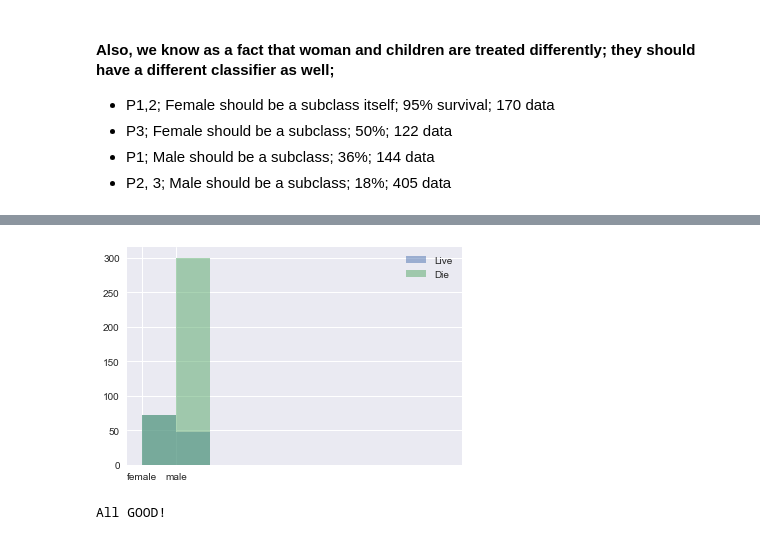
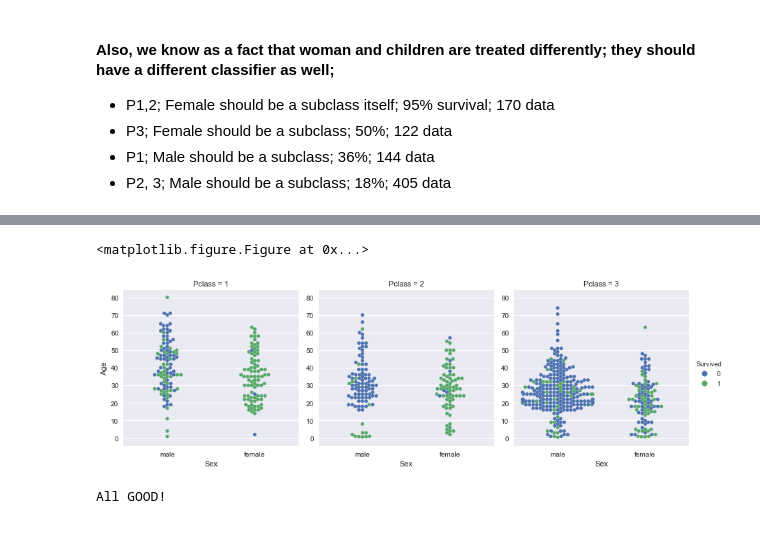
Before and after one commit to tongbaojia/Kaggle, a Jupyter notebook: Titanic/Version_2.ipynb, the cells around one changed output, grey strips where cells are left out. Saved outputs shown, nothing was run; the diff lists cells and outputs as text; code cells hidden in the pictures.

```diff
--- a/Titanic/Version_2.ipynb
+++ b/Titanic/Version_2.ipynb
@@ -15,6 +15,7 @@ import copy
 import random
 from tqdm import tqdm
 plt.rcParams['figure.figsize'] = (12.0, 10.0) # set default size of plots
+sns.set()
 %matplotlib inline
 
 # Going to use these 5 base models for the stacking
@@ -24,6 +25,7 @@ from sklearn.ensemble import (RandomForestClassifier, AdaBoostClassifier,
 from sklearn.neighbors import KNeighborsClassifier
 from sklearn.naive_bayes import GaussianNB
 from sklearn.svm import SVC
+from sklearn.neural_network import MLPClassifier
 from sklearn.discriminant_analysis import LinearDiscriminantAnalysis
 from sklearn.discriminant_analysis import QuadraticDiscriminantAnalysis
 from sklearn import preprocessing
@@ -130,30 +136,35 @@ Train.loc[(Train["Pclass"] == 1) & (Train["Sex"] == "female")  & (Train["Survive
 #print(Test[Test.isnull().any(axis=1)][null_columns])
 #print(Train["Survived"][Train["Age"].any(axis=1)].head())
 # %%
+plt.clf()
 #print(Train.columns, test.columns)
 #print (Test[['Pclass', 'Sex']].groupby(['Pclass'], as_index=False).count())
 #print (Train[['Pclass', 'Survived']].groupby(['Pclass'], as_index=False).mean())
 #print (Train[["Sex", "Survived"]].groupby(['Sex'], as_index=False).mean())
 #print (Train[["Age", "Survived"]].groupby(['Age'], as_index=False).mean())
 #print (Train[["SibSp", "Survived"]].groupby(['SibSp'], as_index=False).mean())
 #print (Train[["Parch", "Survived"]].groupby(['Parch'], as_index=False).mean())
 #print (Train[["Embarked", "Survived"]].groupby(['Embarked'], as_index=False).mean())
 #print (Train[["Cabin", "Survived"]].groupby(['Cabin'], as_index=False).mean())
-plt.clf()
-pltstr, pltrange = ("Sex", np.arange(0, 10, 1))
+
+#pltstr, pltrange = ("Sex", np.arange(0, 10, 1))
 #Train['CabinNumber'] = Train['Cabin'].fillna("Z0").apply(lambda x: int(x.split(" ")[0][1:] + "0")/10)
 #Train['CabinClass'] = Train['Cabin'].fillna("Z0").apply(lambda x: x.replace(" ", "")[0])
 #Train['CabinClass'] = Train['CabinClass'].map( {'A': 0, 'B': 1, 'C': 2, 'D': 3, 'E':4, 'F':5, "G":6, "T":7, "Z":8}).astype(int)
-Train.loc[(Train['Survived'] == 1) & (Train["Pclass"] == 3), pltstr].hist(bins=pltrange, alpha=0.5, label="Live")
-Train.loc[(Train['Survived'] == 0) & (Train["Pclass"] == 3), pltstr].hist(bins=pltrange, alpha=0.5, label="Die")
+#Train.loc[(Train['Survived'] == 1) & (Train["Pclass"] == 3), pltstr].hist(bins=pltrange, alpha=0.5, label="Live")
+#Train.loc[(Train['Survived'] == 0) & (Train["Pclass"] == 3), pltstr].hist(bins=pltrange, alpha=0.5, label="Die")
 #Train.loc[(Train['Survived'] == 1) & (Train["Pclass"] == 1)].plot.scatter(x = 'CabinNumber', y = 'CabinClass', alpha=0.5)
 #Train.loc[(Train['Survived'] == 0) & (Train["Pclass"] == 1)].plot.scatter(x ='CabinNumber', y = 'CabinClass', alpha=0.5)
 #Train.loc[Train['Survived'] == 1, pltstr].hist(bins=np.arange(0, 80, 2), alpha=0.5, label="Live")
 #Train.loc[Train['Survived'] == 0, pltstr].hist(bins=np.arange(0, 80, 2), alpha=0.5, label="Die")
-plt.legend()
+#plt.legend()
+
+##or a simple swarm plot; could show the distribution; this is so good!!
+sns.factorplot(x='Sex', y='Age', hue='Survived', data=Train, kind='swarm', col='Pclass')
 plt.show()
 # %% [output]
+<matplotlib.figure.Figure at 0x...>
-[figure, old version]
+[figure, new version]
 # %%
 ##full_data engineering
 
```
Also changed, not shown: parts of 16 cells of this notebook, 7 other files.
